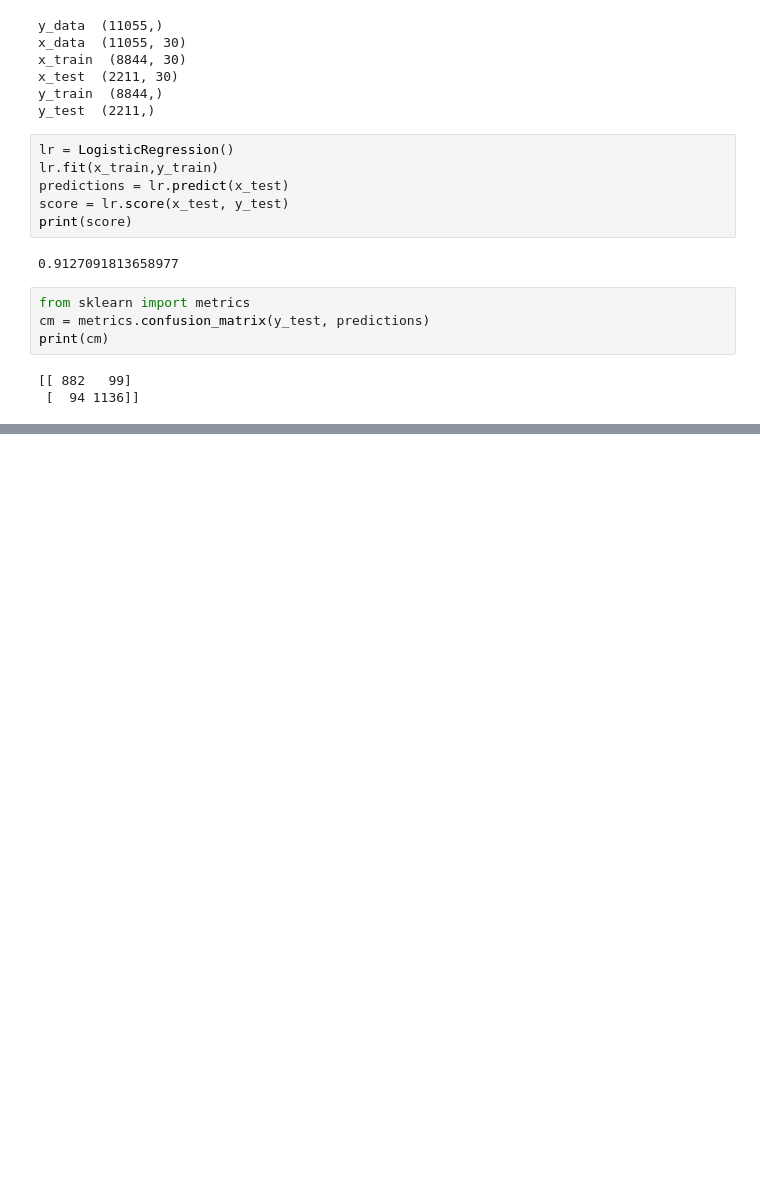
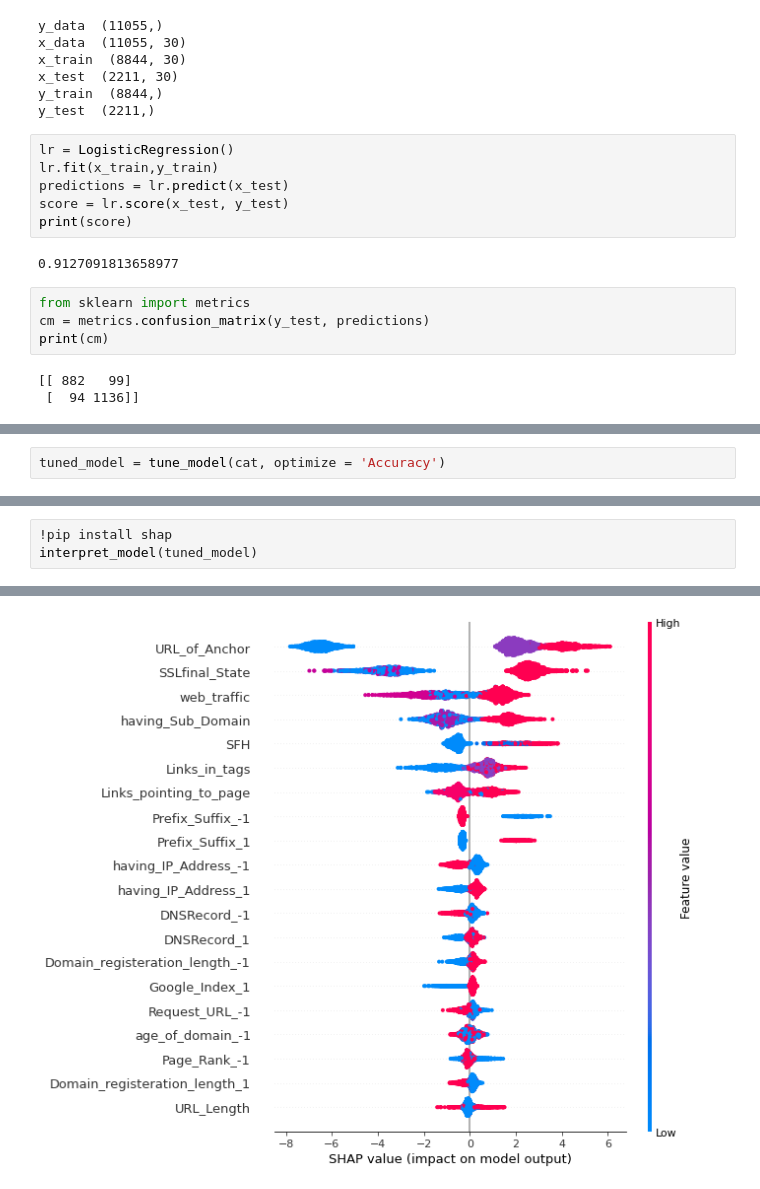
Before and after one commit to MrDerrs/Phishing-with-Machine-Learning, a Jupyter notebook: ML_Phishing.ipynb, the cells around one changed output, grey strips where cells are left out. Drawn from its saved outputs; the diff is of its cells as text; blank space fills up the shorter version.

```diff
--- a/ML_Phishing.ipynb
+++ b/ML_Phishing.ipynb
@@ -224,0 +388,2 @@ print(cm)
+# %%
+tuned_model = tune_model(cat, optimize = 'Accuracy')
@@ -224,0 +404,4 @@ print(cm)
+# %%
+!pip install shap
+interpret_model(tuned_model)
+# %% [output]
@@ -224,0 +425 @@ print(cm)
+[figure, added]
```
Also changed, not shown: parts of 13 cells of this notebook.
